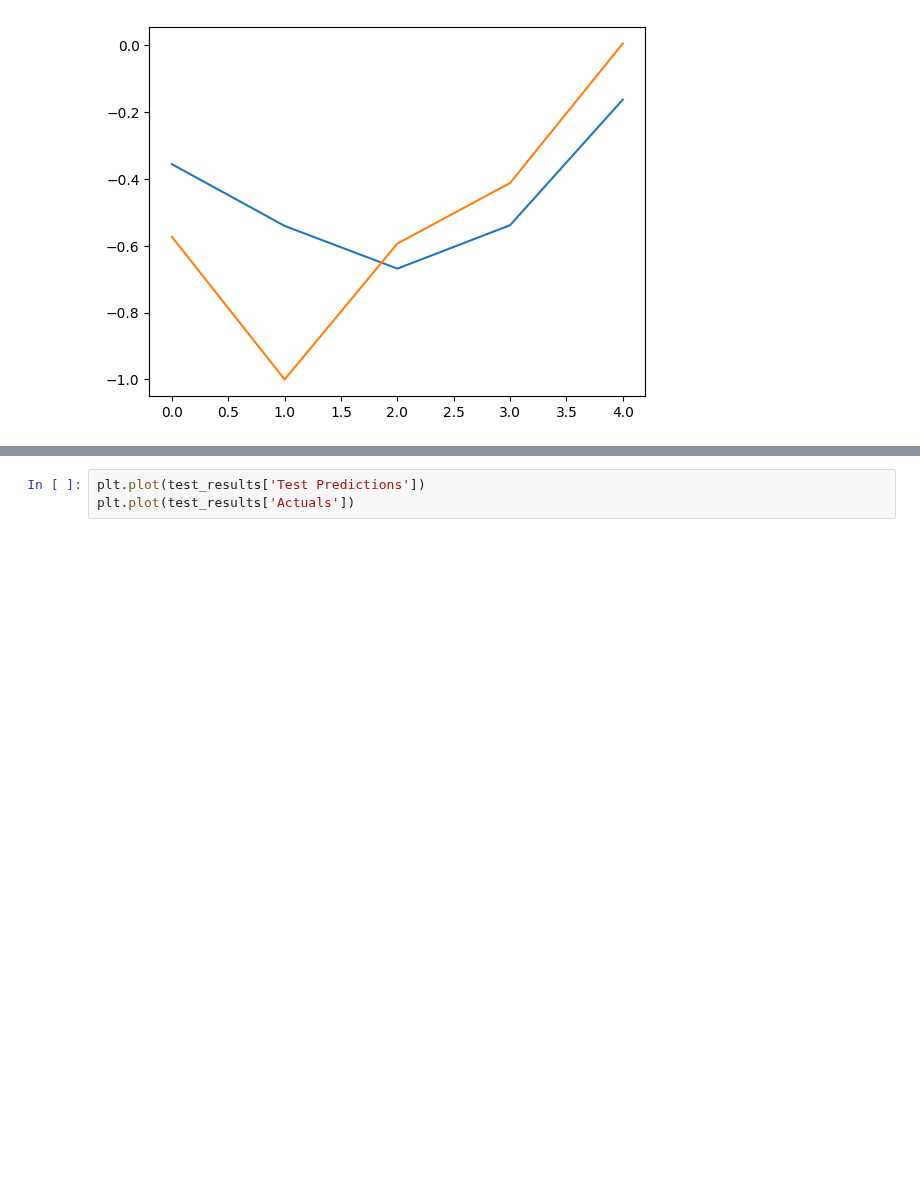
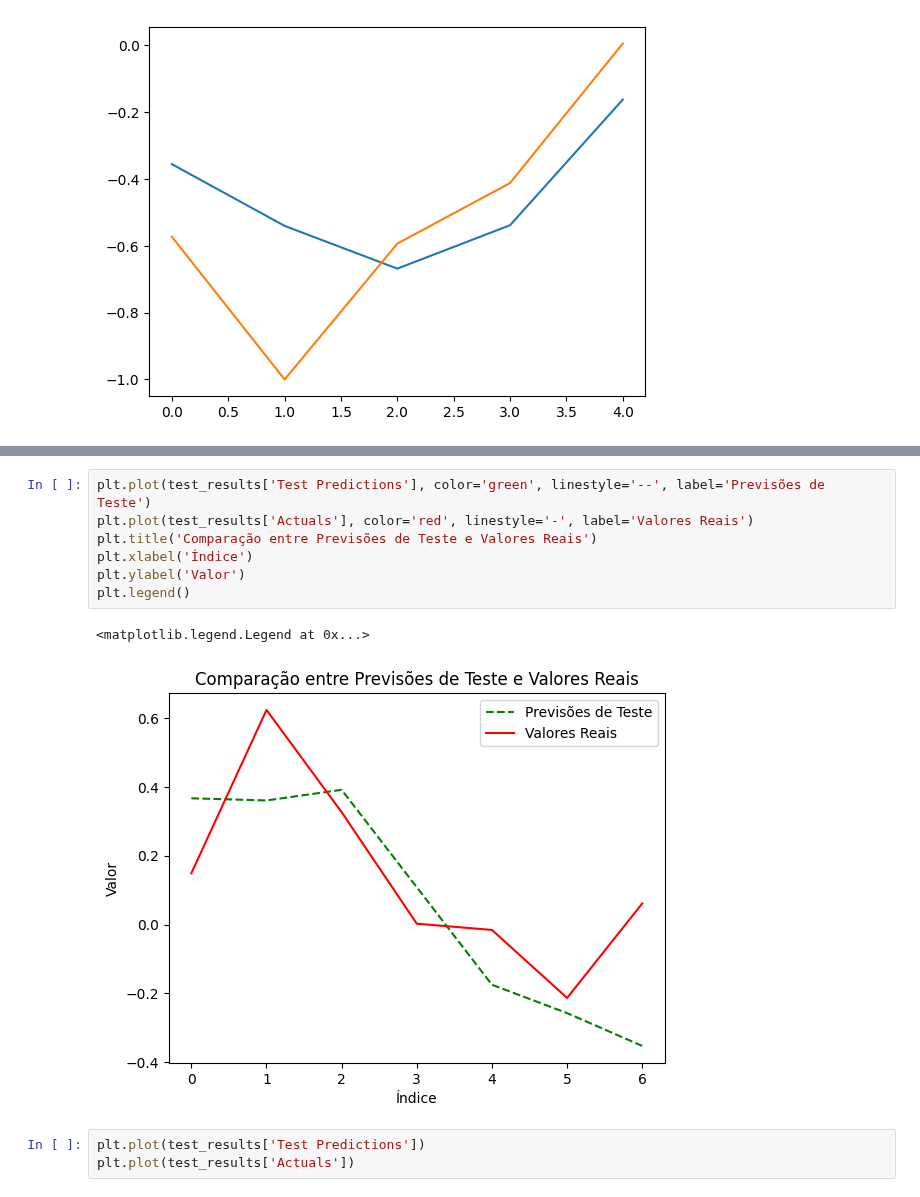
Before and after one commit to SendNugg3ts/CSC, a Jupyter notebook: ModeloNossoLSTM.ipynb, the cells around one changed output, grey strips where cells are left out. Cells and saved outputs as stored; diff of their text form; blank space fills up the shorter version.

```diff
--- a/ModeloNossoLSTM.ipynb
+++ b/ModeloNossoLSTM.ipynb
@@ -221,6 +241,16 @@ test_results
 | 4 | -0.174782 | -0.015593 |
 | 5 | -0.257213 | -0.213107 |
 | 6 | -0.352540 | 0.061243 |
+# %%
+plt.plot(test_results['Test Predictions'], color='green', linestyle='--', label='Previsões de Teste')
+plt.plot(test_results['Actuals'], color='red', linestyle='-', label='Valores Reais')
+plt.title('Comparação entre Previsões de Teste e Valores Reais')
+plt.xlabel('Índice')
+plt.ylabel('Valor')
+plt.legend()
+# %% [output]
+<matplotlib.legend.Legend at 0x...>
+[figure, added]
 # %%
 plt.plot(test_results['Test Predictions'])
 plt.plot(test_results['Actuals'])
```
Also changed, not shown: parts of 7 cells of this notebook.
